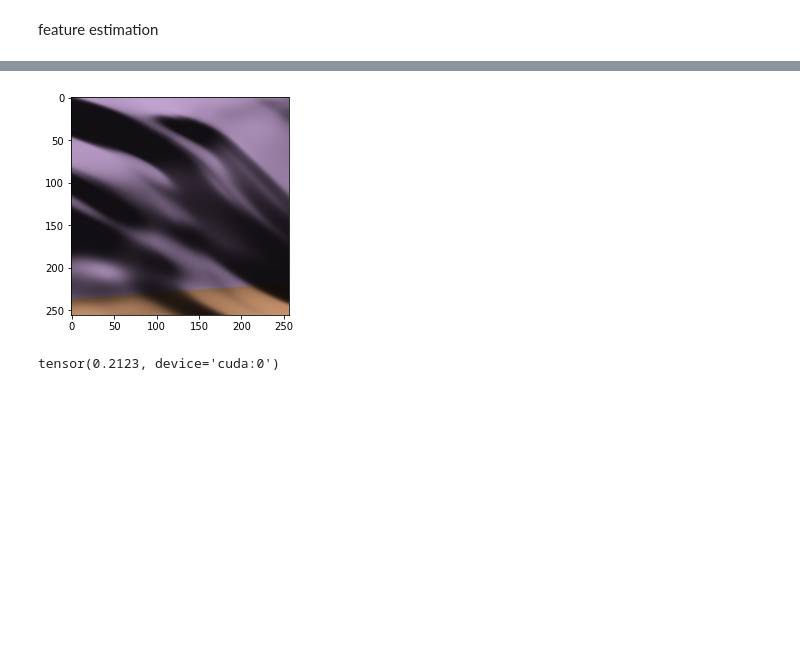
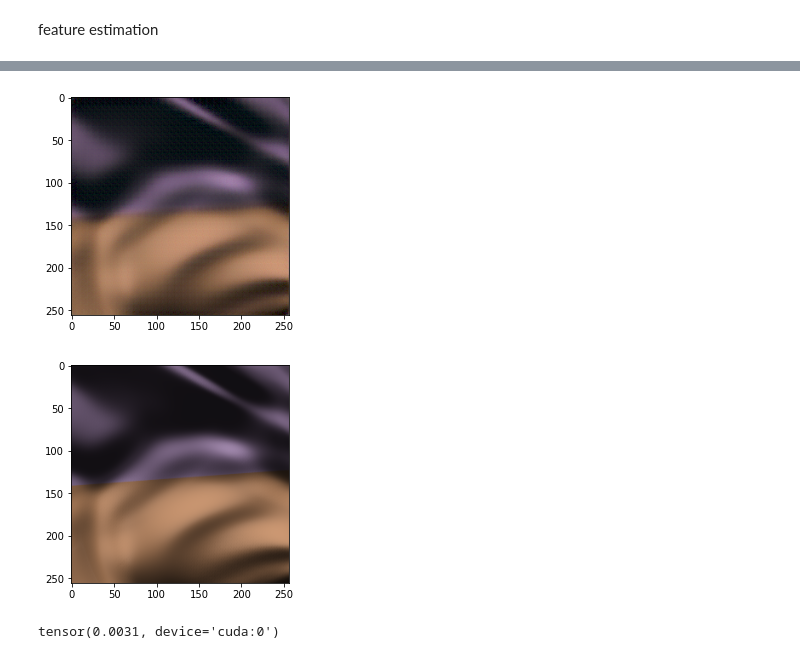
Before and after one commit to djbradyAtOpticalSciencesArizona/multiframeEstimation, a Jupyter notebook: feature_integration.ipynb, the cells around one changed output, grey strips where cells are left out. Saved outputs shown, nothing was run; the diff lists cells and outputs as text; code cells hidden in the pictures; blank space fills up the shorter version.

```diff
--- a/feature_integration.ipynb
+++ b/feature_integration.ipynb
@@ -520,8 +508,12 @@ imshow(output_img[0].detach().cpu())
+# %%
+imshow(torchvision.utils.make_grid(outputs.cpu()))
+# %% [output]
+[figure, added]
 # %%
-imshow(targets[0].cpu())
+imshow(torchvision.utils.make_grid(targets.cpu()))
 # %% [output]
-[figure, old version]
+[figure, new version]
 # %%
-torch.square(output_img - targets).mean()
+torch.square(outputs - targets).mean()
 # %% [output]
-tensor(0.2123, device='cuda:0')
+tensor(0.0031, device='cuda:0')
```
Also changed, not shown: parts of 20 cells of this notebook.
